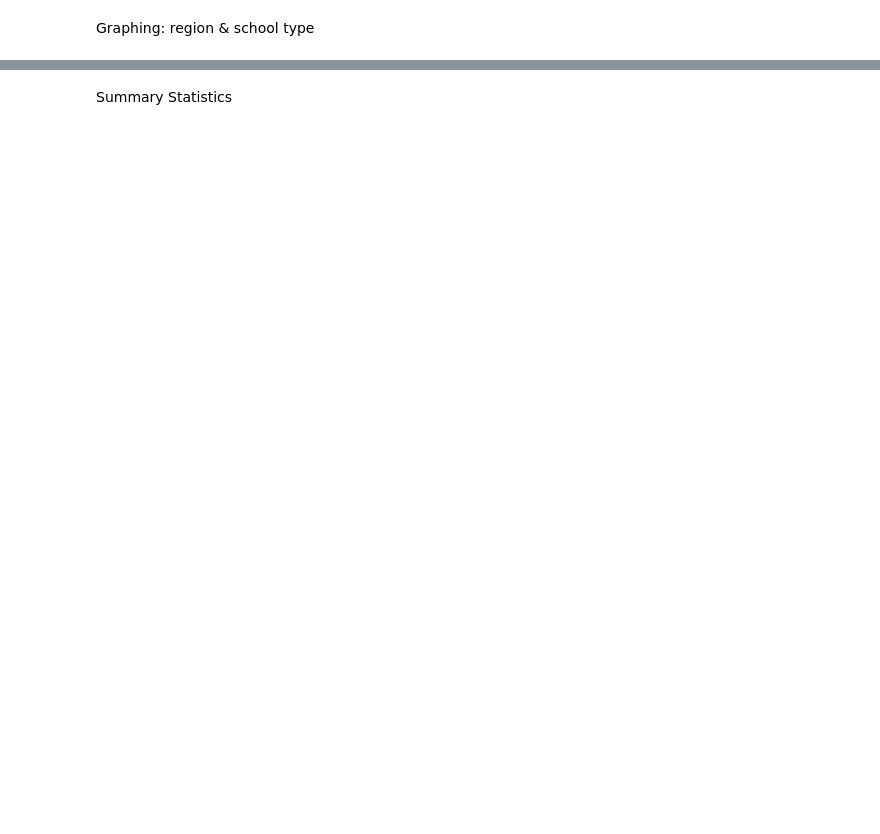
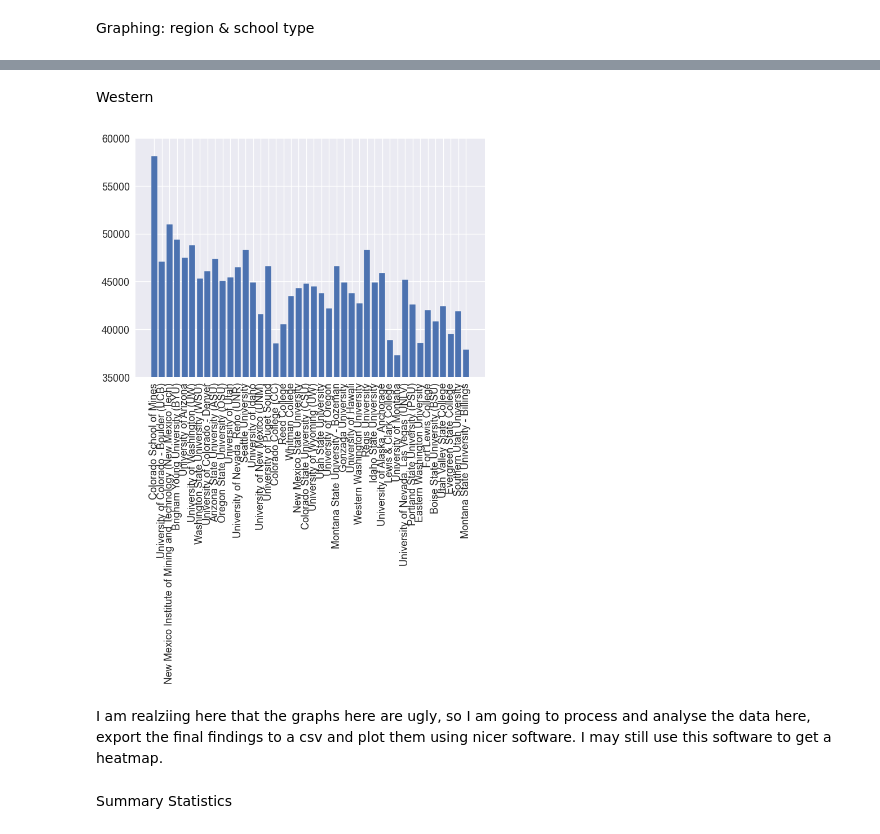
Before and after one commit to Immersor-git/CECS_450_Fall2023_Sem_Project, a Jupyter notebook: Salary By Region/bonnieWIP.ipynb, the cells around one changed output, grey strips where cells are left out. Saved outputs shown, nothing was run; the diff lists cells and outputs as text; code cells hidden in the pictures; blank space fills up the shorter version.

```diff
--- a/Salary By Region/bonnieWIP.ipynb
+++ b/Salary By Region/bonnieWIP.ipynb
@@ -156,2 +167,14 @@ plt.show()
+# %% [markdown]
+Western
+# %%
+df_California["Starting Median Salary"].head()
+plt.bar(df_Western["School Name"],df_Western["Starting Median Salary"])
+plt.xticks(rotation='vertical')
+plt.ylim([35000,60000])
+plt.show()
+# %% [output]
+[figure, added]
+# %% [markdown]
+I am realziing here that the graphs here are ugly, so I am going to process and analyse the data here, export the final findings to a csv and plot them using nicer software. I may still use this software to get a heatmap.
 # %% [markdown]
 Summary Statistics
```
Also changed, not shown: parts of 12 cells of this notebook.
